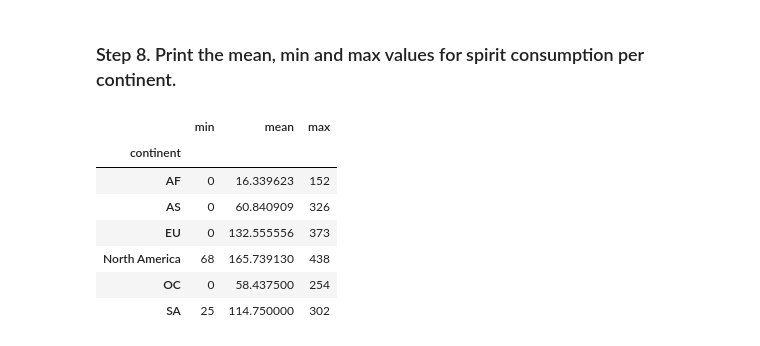
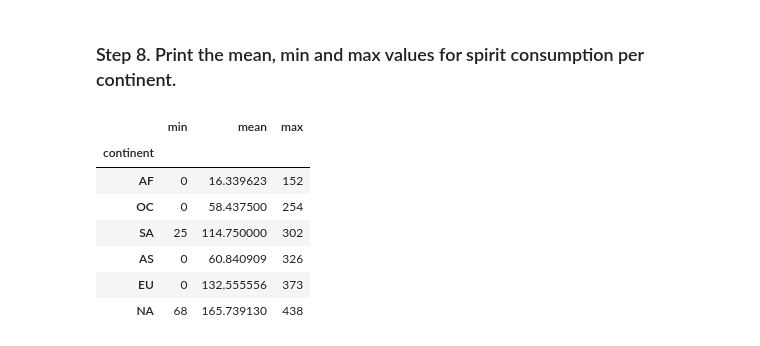
Before and after one commit to larasarasola2-maker/2026-10-BILBAO-FT-Data-Science, a Jupyter notebook: 2-Data_Analysis/2-Pandas/Practica/4-Alcohol_Consumption/Alcohol_Consumption_Lara.ipynb, the cells around one changed output. Saved outputs shown, nothing was run; the diff lists cells and outputs as text; code cells hidden in the pictures.

```diff
--- a/2-Data_Analysis/2-Pandas/Practica/4-Alcohol_Consumption/Alcohol_Consumption_Lara.ipynb
+++ b/2-Data_Analysis/2-Pandas/Practica/4-Alcohol_Consumption/Alcohol_Consumption_Lara.ipynb
@@ -41,0 +77,2 @@ memory usage: 9.2+ KB
+# %%
+drinks.loc[drinks['continent'].isna(),'country'].fillna('NA', inplace=True)
@@ -41,0 +95,2 @@ memory usage: 9.2+ KB
+# %%
+drinks.loc[drinks['continent'].isna(),'continent'] = 'NA'
@@ -67,6 +138,9 @@ continent_map = {
     "Trinidad & Tobago": "North America",
     "USA": "North America"
 }
+# %%
+drinks['continent'] = drinks['continent'].fillna(drinks['country'].map(continent_map))
+#otra forma de hacerlo
 # %%
 drinks['continent'] = drinks['country'].map(continent_map).fillna(drinks['continent'])
 #Mapea el país con su contiente asociado en caso de que el continente sea nulo.
@@ -148,13 +226,13 @@ drinks.groupby('continent').median(numeric_only=True)
 # %% [markdown]
 ### Step 8. Print the mean, min and max values for spirit consumption per continent.
 # %%
-drinks.groupby('continent')['spirit_servings'].aggregate(['min', 'mean', 'max'])
+drinks.groupby('continent')['spirit_servings'].aggregate(['min', 'mean', 'max']).sort_values('max')
 # %% [output]
 |  | min | mean | max |
 | continent |  |  |  |
 | AF | 0 | 16.339623 | 152 |
+| OC | 0 | 58.437500 | 254 |
+| SA | 25 | 114.750000 | 302 |
 | AS | 0 | 60.840909 | 326 |
 | EU | 0 | 132.555556 | 373 |
-| North America | 68 | 165.739130 | 438 |
-| OC | 0 | 58.437500 | 254 |
-| SA | 25 | 114.750000 | 302 |
+| NA | 68 | 165.739130 | 438 |
```
Also changed, not shown: parts of 6 cells of this notebook, 3 other files.
